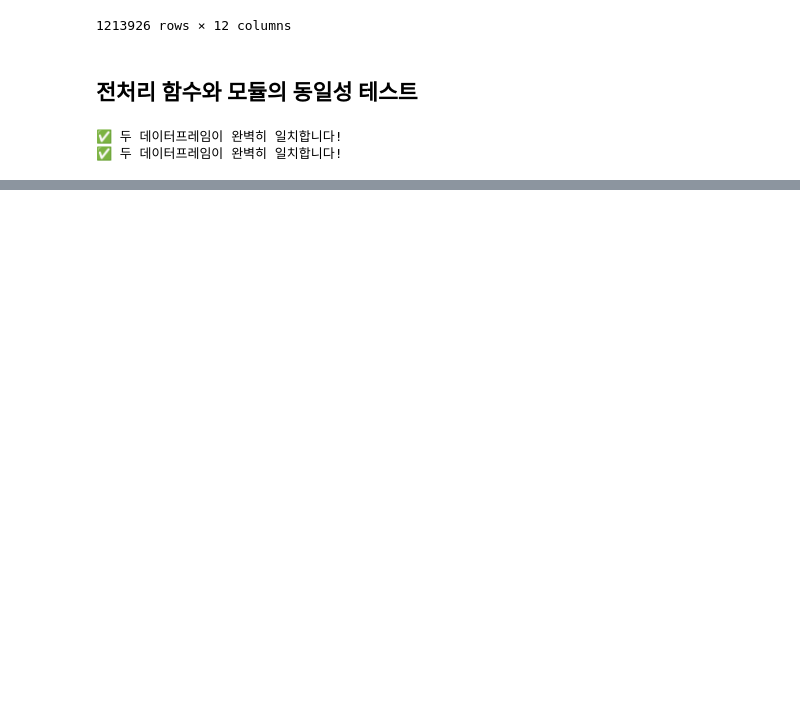
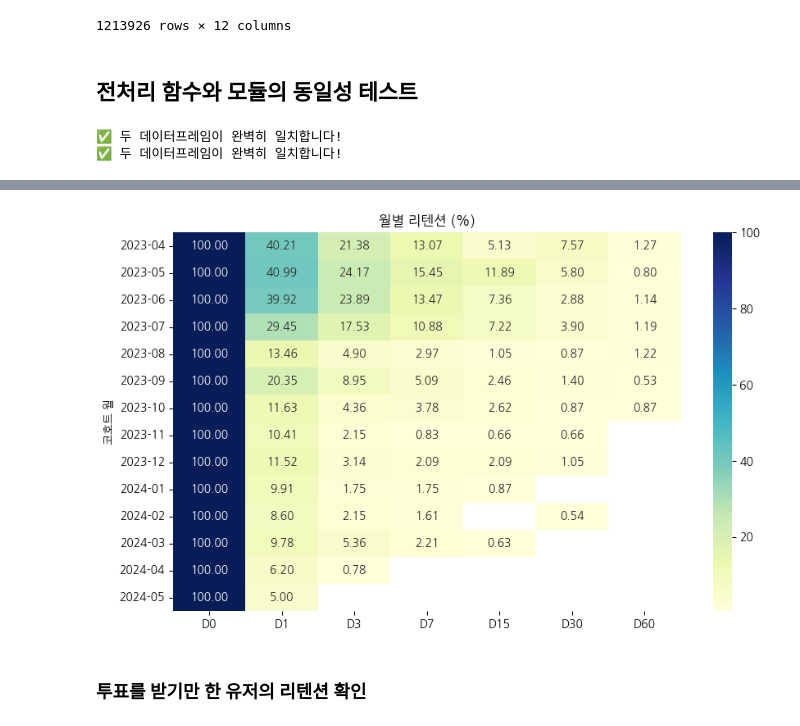
Before and after one commit to DA15-Lab/team3-ping-analytics, a Jupyter notebook: notebooks/Daun_analysis.ipynb, the cells around one changed output, grey strips where cells are left out. Drawn from its saved outputs; the diff is of its cells as text; code cells hidden in the pictures; blank space fills up the shorter version.

```diff
--- a/notebooks/Daun_analysis.ipynb
+++ b/notebooks/Daun_analysis.ipynb
@@ -1021,0 +1134,16 @@ clean_accounts_user()
+# %%
+# 일자별 활성 유저 추출
+tables = [
+    accounts_attendance[['user_id', 'attendance_date']].rename(columns={'attendance_date': 'created_at'}),
+    accounts_friendrequest[['send_user_id', 'created_at']].rename(columns={'send_user_id': 'user_id'}),
+    accounts_paymenthistory[['user_id', 'created_at']],
+    accounts_userquestionrecord[['user_id', 'created_at']],
+]
+
+tables_combined = pd.concat(tables, ignore_index=True)
+tables_combined['created_at'] = pd.to_datetime(tables_combined['created_at'])
+tables_combined = tables_combined.rename(columns={'created_at': 'event_time'})
+tables_combined = tables_combined.drop_duplicates()
+
+print(f'활성 유저 및 일자 shape: ', tables_combined.shape)
+tables_combined.head()
@@ -1021,0 +1158,60 @@ clean_accounts_user()
+# %%
+# 월별 D0, D1, D3, D7, D15, D30, D60 리텐션
+
+# 리텐션 테이블 함수 정의
+def get_retention_rate(df):
+    retention_df = df.copy()
+
+    # 1. 날짜 형식으로 변환 (시간 제거, 날짜만 남김)
+    retention_df['event_time'] = pd.to_datetime(retention_df['event_time']).dt.normalize()
+
+    # 2. 유저별 가입일(최초 event_time) 계산
+    retention_df['signup_date'] = retention_df.groupby('user_id')['event_time'].transform('min')
+
+    # 3. 가입일로부터 경과한 일수(Day Diff) 계산
+    retention_df['day_diff'] = (retention_df['event_time'] - retention_df['signup_date']).dt.days
+
+    # 4. 가입 월(Cohort Month) 생성
+    retention_df['cohort_month'] = retention_df['signup_date'].dt.to_period('M')
+
+    # 5. 확인할 D-day 리스트 설정
+    target_days = [0, 1, 3, 7, 15, 30, 60]
+
+    # 6. 가입 월 및 D-day별 고유 유저 수 집계
+    retention_agg = (
+        retention_df[retention_df['day_diff'].isin(target_days)]
+        .groupby(['cohort_month', 'day_diff'])['user_id']
+        .nunique()
+        .reset_index()
+    )
+
+    # 7. 피벗 테이블로 변환
+    retention_pivot = retention_agg.pivot(index='cohort_month', columns='day_diff', values='user_id')
+    retention_pivot = retention_pivot.reindex(columns=target_days)
+
+    # 8. D0 기준 백분율 리텐션 계산
+    d0_users = retention_pivot[0]
+    retention_rate = retention_pivot.divide(d0_users, axis=0) * 100
+    retention_rate = retention_rate.round(2)
+
+    # 9. 컬럼명 D0, D1, D3... 형태로 변경
+    retention_rate.columns = [f'D{col}' for col in retention_rate.columns]
+
+    return retention_rate
+
+# 리텐션 히트맵 함수 정의
+def get_retention_heatmap(df):
+    plt.figure(figsize=(10, 6))
+
+    sns.heatmap(df, annot=True, fmt='.2f', cmap='YlGnBu')
+    plt.title('월별 리텐션 (%)')
+    plt.ylabel('코호트 월')
+
+    plt.show()
+
+retention_rate = get_retention_rate(tables_combined)
+get_retention_heatmap(retention_rate)
+# %% [output]
+[figure, added]
+# %% [markdown]
+### 투표를 받기만 한 유저의 리텐션 확인
```
Also changed, not shown: parts of 28 cells of this notebook, 1 other file.
